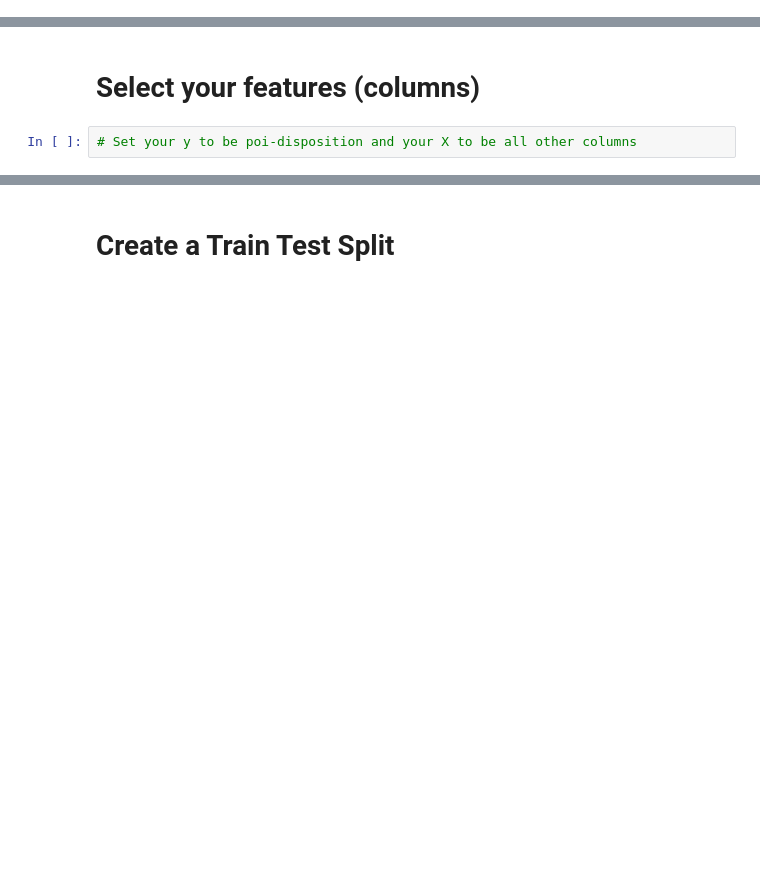
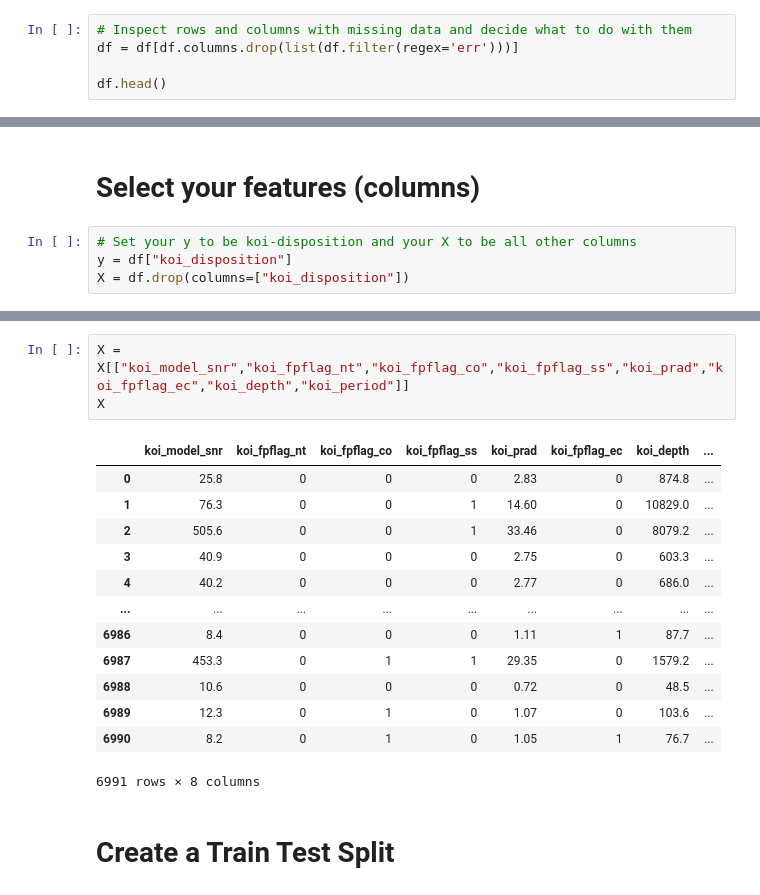
Before and after one commit to Ssimoes48/Exoplanet-Machine-Learning, a Jupyter notebook: machine_learning.ipynb, the cells around one changed output, grey strips where cells are left out. Cells and saved outputs as stored; diff of their text form; blank space fills up the shorter version.

Commit message:
worked on cleaning data and model 1

```diff
--- a/machine_learning.ipynb
+++ b/machine_learning.ipynb
@@ -34,0 +75,5 @@ df.head()
+# %%
+# Inspect rows and columns with missing data and decide what to do with them
+df = df[df.columns.drop(list(df.filter(regex='err')))]
+
+df.head()
@@ -39,4 +109,6 @@ df.head()
 # %% [markdown]
 # Select your features (columns)
 # %%
-# Set your y to be poi-disposition and your X to be all other columns
+# Set your y to be koi-disposition and your X to be all other columns
+y = df["koi_disposition"]
+X = df.drop(columns=["koi_disposition"])
@@ -45,2 +157,19 @@ df.head()
+# %%
+X = X[["koi_model_snr","koi_fpflag_nt","koi_fpflag_co","koi_fpflag_ss","koi_prad","koi_fpflag_ec","koi_depth","koi_period"]]
+X
+# %% [output]
+|  | koi_model_snr | koi_fpflag_nt | koi_fpflag_co | koi_fpflag_ss | koi_prad | koi_fpflag_ec | koi_depth | ... |
+| 0 | 25.8 | 0 | 0 | 0 | 2.83 | 0 | 874.8 | ... |
+| 1 | 76.3 | 0 | 0 | 1 | 14.60 | 0 | 10829.0 | ... |
+| 2 | 505.6 | 0 | 0 | 1 | 33.46 | 0 | 8079.2 | ... |
+| 3 | 40.9 | 0 | 0 | 0 | 2.75 | 0 | 603.3 | ... |
+| 4 | 40.2 | 0 | 0 | 0 | 2.77 | 0 | 686.0 | ... |
+| ... | ... | ... | ... | ... | ... | ... | ... | ... |
+| 6986 | 8.4 | 0 | 0 | 0 | 1.11 | 1 | 87.7 | ... |
+| 6987 | 453.3 | 0 | 1 | 1 | 29.35 | 0 | 1579.2 | ... |
+| 6988 | 10.6 | 0 | 0 | 0 | 0.72 | 0 | 48.5 | ... |
+| 6989 | 12.3 | 0 | 1 | 0 | 1.07 | 0 | 103.6 | ... |
+| 6990 | 8.2 | 0 | 1 | 0 | 1.05 | 1 | 76.7 | ... |
+6991 rows × 8 columns
 # %% [markdown]
 # Create a Train Test Split
```
Also changed, not shown: parts of 23 cells of this notebook.
